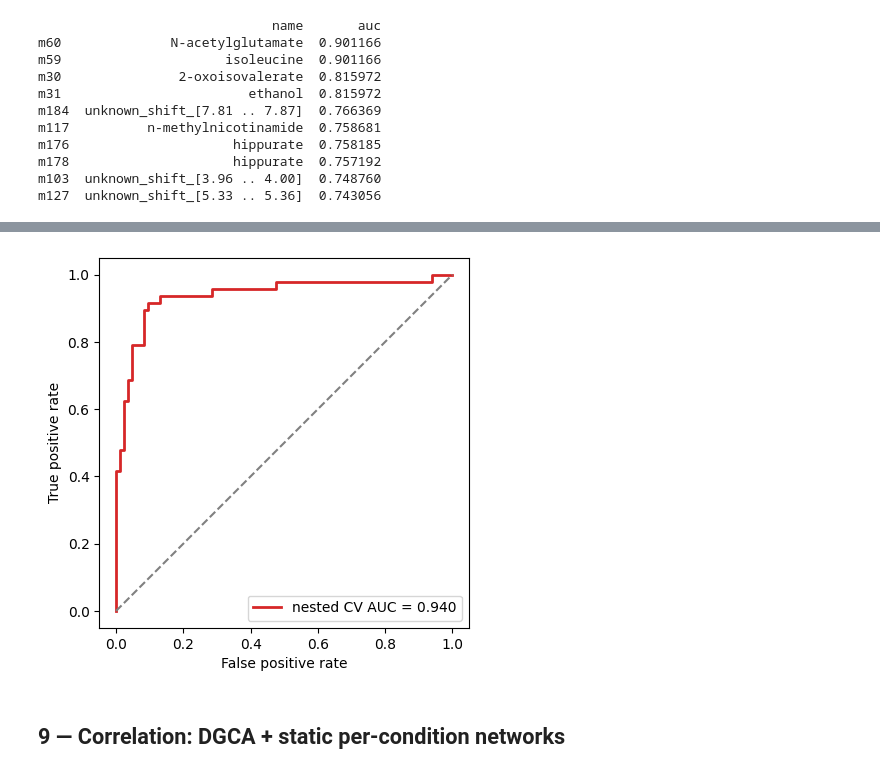
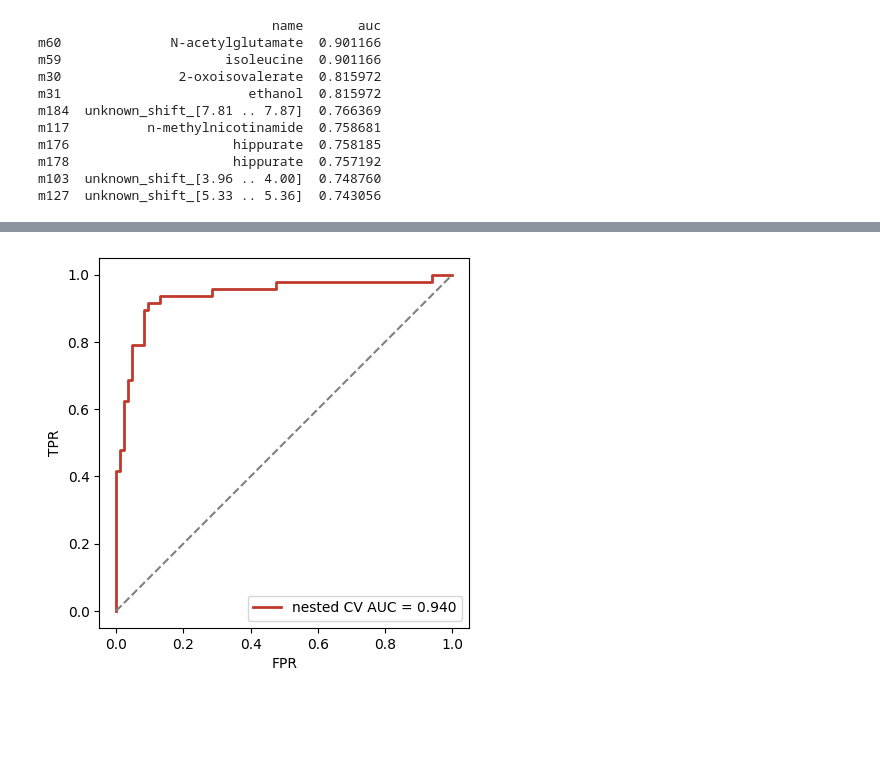
Before and after one commit to DBinary/omicverse-tutorials, a Jupyter notebook: docs/Tutorials-metabol/t_metabol_11_real_data_mtbls1.ipynb, the cells around one changed output, grey strips where cells are left out. Cells and saved outputs as stored; diff of their text form; code cells hidden in the pictures; blank space fills up the shorter version.

```diff
--- a/docs/Tutorials-metabol/t_metabol_11_real_data_mtbls1.ipynb
+++ b/docs/Tutorials-metabol/t_metabol_11_real_data_mtbls1.ipynb
@@ -294,0 +50,8 @@ ov.metabol.meba(adata, group_col='treatment', time_col='time',
+# %%
+adata = ov.utils.load_metabolights(
+    'MTBLS1',
+    group_col='Factor Value[Metabolic syndrome]',
+    cache_dir='mtbls1_demo',
+)
+print(adata)
+print('group counts:', adata.obs['group'].value_counts().to_dict())
@@ -342,15 +370,10 @@ m117    0.315096          n-methylnicotinamide
 # %%
 from sklearn.metrics import roc_curve, auc as _auc
 fpr, tpr, _ = roc_curve(panel.outer_labels, panel.outer_predictions)
 fig, ax = plt.subplots(figsize=(4.5, 4.5))
-ax.plot(fpr, tpr, color='C3', lw=2,
-        label=f'nested CV AUC = {_auc(fpr, tpr):.3f}')
-ax.plot([0, 1], [0, 1], ls='--', color='gray')
-ax.set_xlabel('False positive rate')
-ax.set_ylabel('True positive rate')
-ax.set_aspect('equal')
+ax.plot(fpr, tpr, color='#c0392b', lw=2, label=f'nested CV AUC = {_auc(fpr, tpr):.3f}')
+ax.plot([0, 1], [0, 1], ls='--', color='grey')
+ax.set_xlabel('FPR'); ax.set_ylabel('TPR'); ax.set_aspect('equal')
 ax.legend(loc='lower right'); fig.tight_layout(); plt.show()
 # %% [output]
-[figure, old version]
+[figure, new version]
-# %% [markdown]
-## 9 — Correlation: DGCA + static per-condition networks
```
Also changed, not shown: parts of 65 cells of this notebook.
